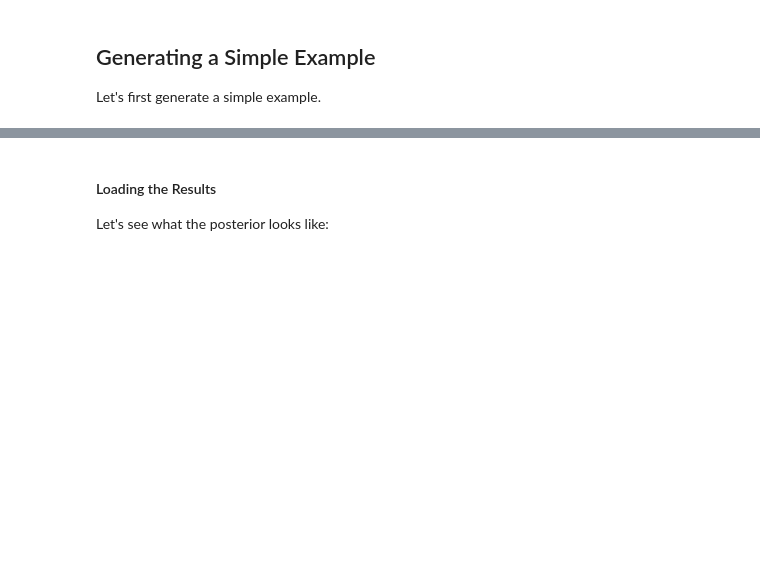
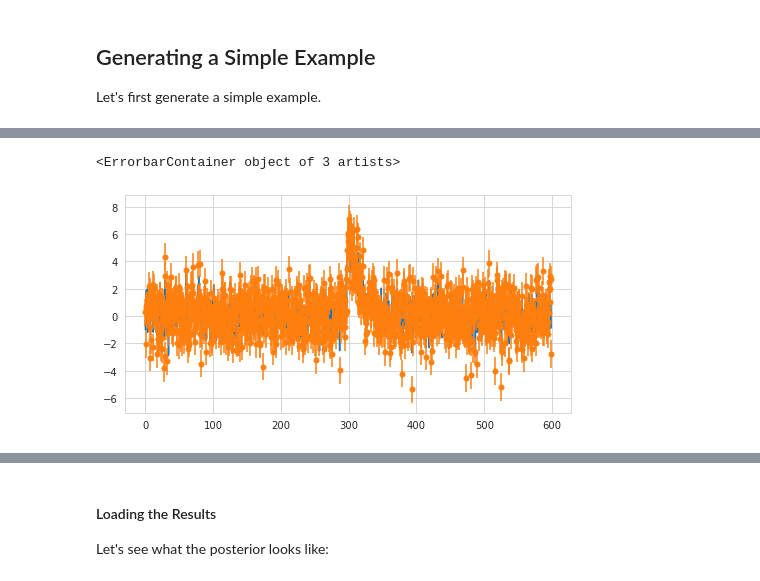
Before and after one commit to MHoogkamer/magnetron2_FRB, a Jupyter notebook: notebooks/ExploreOutput.ipynb, the cells around one changed output, grey strips where cells are left out. Drawn from its saved outputs; the diff is of its cells as text; code cells hidden in the pictures; blank space fills up the shorter version.

```diff
--- a/notebooks/ExploreOutput.ipynb
+++ b/notebooks/ExploreOutput.ipynb
@@ -63,11 +73,25 @@ ax.plot(time, data_test)
 # adding time and flux error columns
 import pandas as pd
 df = pd.DataFrame(time, columns=['time'])
-df['flux'] = data_test
-df['flux_err'] = 1.0
+df['ytrue'] = data_test # flux values
+df['yerr'] = 1.0 # flux errors
 
 # convert dataframe to .dat file
-df.to_csv('test_data.dat', sep=" ")
+df.to_csv('B10_Jan14_test.dat', sep=" ", index=False)
+# %%
+ytrue = df['ytrue']
+time = df['time']
+yerr = df['yerr']
+# yerr = np.zeros_like(ytrue) + 1.0
+yobs = np.random.normal(ytrue, yerr)
+
+fig, ax = plt.subplots(1, 1, figsize=(8,4))
+
+ax.plot(time, ytrue)
+ax.errorbar(time, yobs, yerr=yerr, fmt="o", markersize=5)
+# %% [output]
+<ErrorbarContainer object of 3 artists>
+[figure, added]
 # %%
 tseg = 1.0
 dt = 0.01
```
Also changed, not shown: parts of 19 cells of this notebook, 2 other files.
